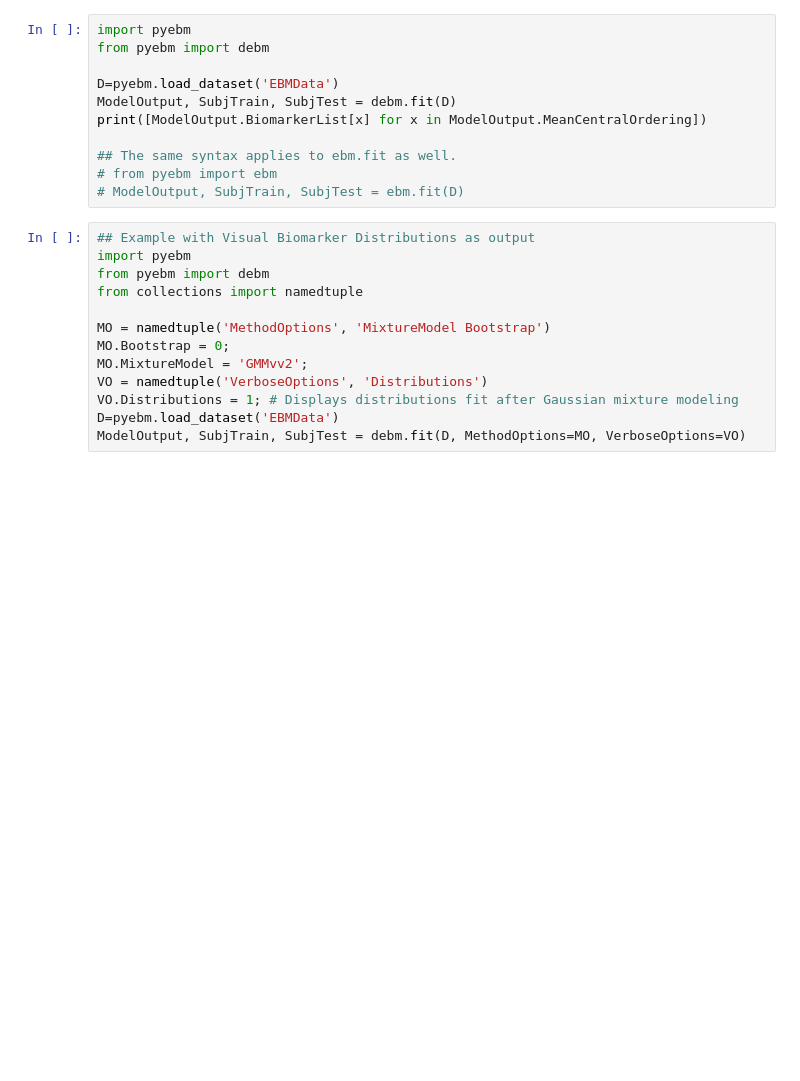
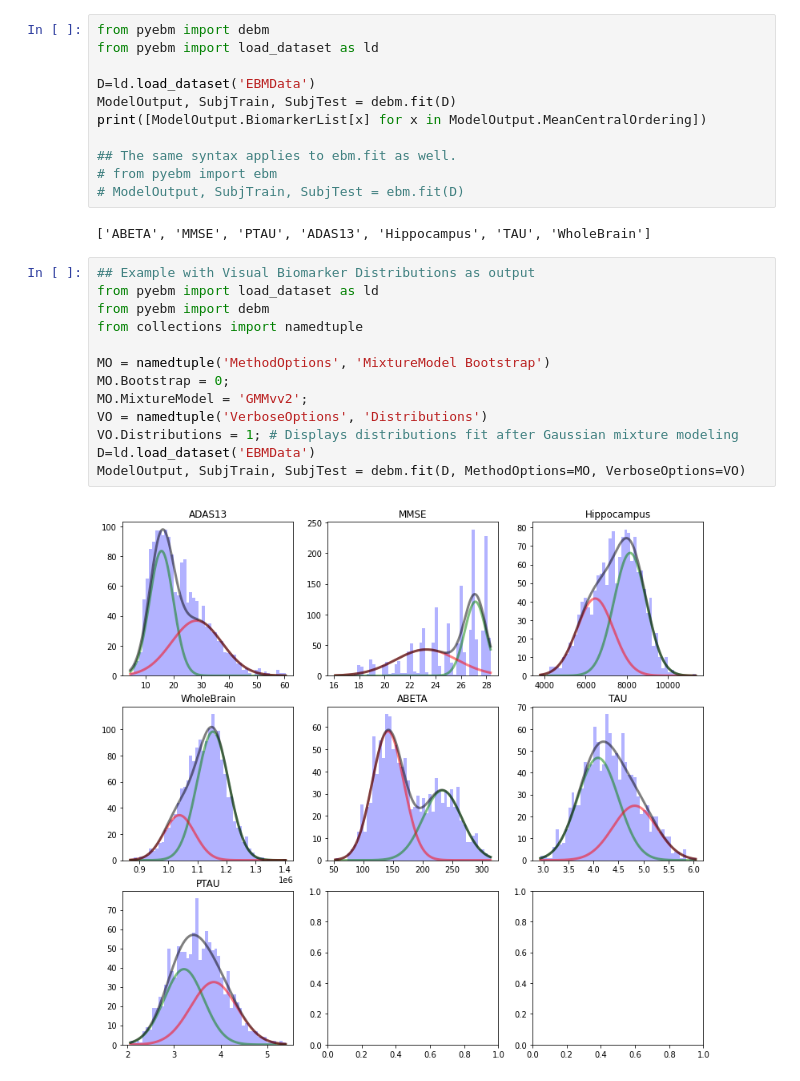
Before and after one commit to 88vikram/pyebm, a Jupyter notebook: notebooks/examples_debm.ipynb, the cells around one changed output. Cells and saved outputs as stored; diff of their text form; blank space fills up the shorter version.

```diff
--- a/notebooks/examples_debm.ipynb
+++ b/notebooks/examples_debm.ipynb
@@ -1,26 +1,30 @@
 # %%
-import pyebm
 from pyebm import debm
+from pyebm import load_dataset as ld
 
-D=pyebm.load_dataset('EBMData')
+D=ld.load_dataset('EBMData')
 ModelOutput, SubjTrain, SubjTest = debm.fit(D)
 print([ModelOutput.BiomarkerList[x] for x in ModelOutput.MeanCentralOrdering])
 
 ## The same syntax applies to ebm.fit as well.
 # from pyebm import ebm
 # ModelOutput, SubjTrain, SubjTest = ebm.fit(D)
+# %% [output]
+['ABETA', 'MMSE', 'PTAU', 'ADAS13', 'Hippocampus', 'TAU', 'WholeBrain']
 # %%
 ## Example with Visual Biomarker Distributions as output
-import pyebm
+from pyebm import load_dataset as ld
 from pyebm import debm
 from collections import namedtuple
 
 MO = namedtuple('MethodOptions', 'MixtureModel Bootstrap')
 MO.Bootstrap = 0;
 MO.MixtureModel = 'GMMvv2';
 VO = namedtuple('VerboseOptions', 'Distributions')
 VO.Distributions = 1; # Displays distributions fit after Gaussian mixture modeling
-D=pyebm.load_dataset('EBMData')
+D=ld.load_dataset('EBMData')
 ModelOutput, SubjTrain, SubjTest = debm.fit(D, MethodOptions=MO, VerboseOptions=VO)
+# %% [output]
+[figure, added]
 # %%
 ## Example with bootstrapping and visual output
```
Also changed, not shown: parts of 3 cells of this notebook, 3 other files.
